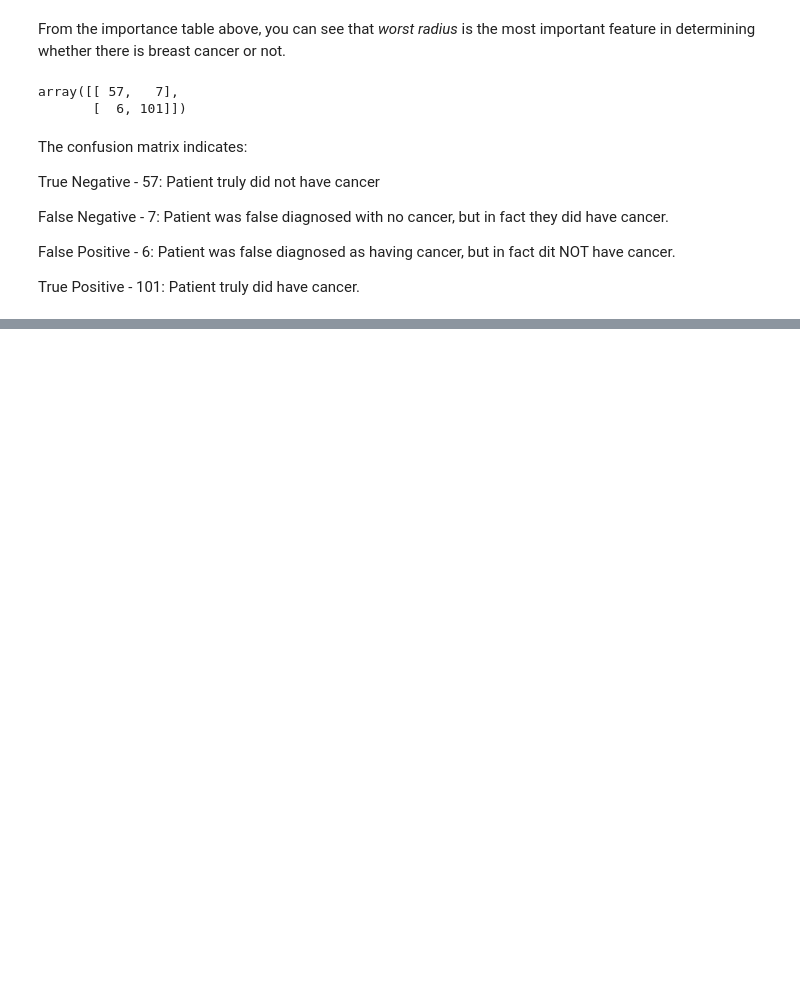
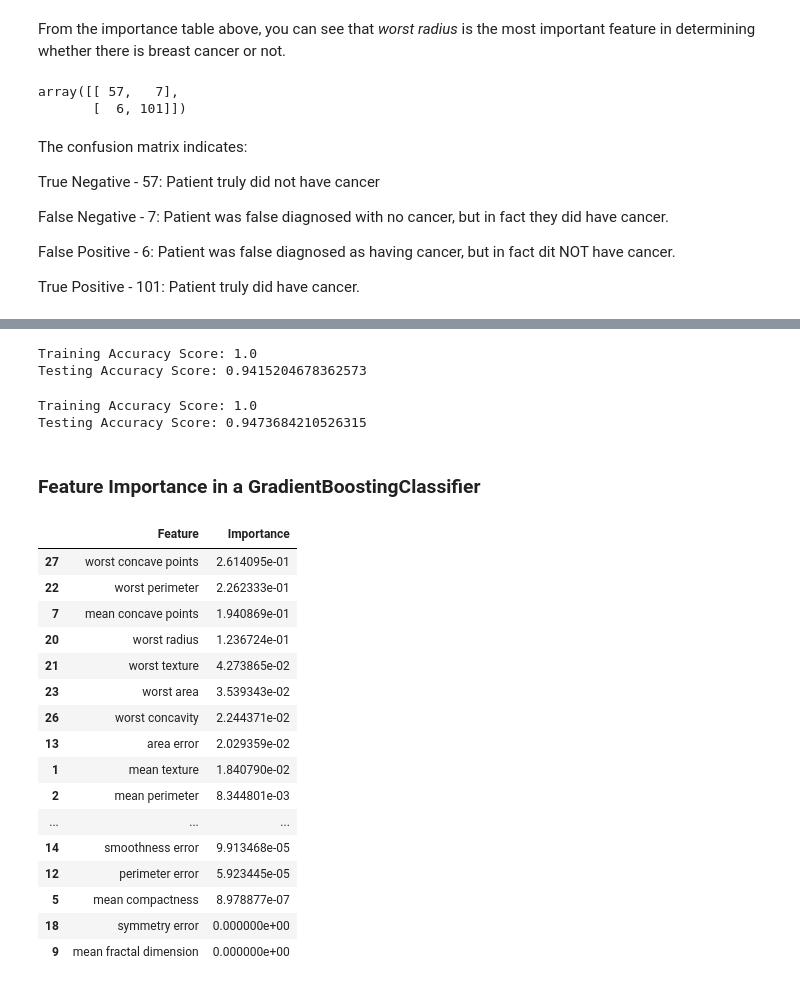
Before and after one commit to youngsoul/jupyterworkspace, a Jupyter notebook: decision-trees-forests/Breast Cancer Decision Tree.ipynb, the cells around one changed output, grey strips where cells are left out. Saved outputs shown, nothing was run; the diff lists cells and outputs as text; code cells hidden in the pictures; blank space fills up the shorter version.

```diff
--- a/decision-trees-forests/Breast Cancer Decision Tree.ipynb
+++ b/decision-trees-forests/Breast Cancer Decision Tree.ipynb
@@ -172,0 +272,4 @@ True Positive - 101: Patient truly did have cancer.
+# %%
+# the provided parameters are the default but shown for clarity
+gradient_clf = GradientBoostingClassifier(n_estimators=100, learning_rate=0.1, max_depth=3, random_state=0)
+gradient_clf.fit(X_train, y_train)
@@ -172,0 +285,41 @@ True Positive - 101: Patient truly did have cancer.
+# %%
+training_score = gradient_clf.score(X_train, y_train)
+testing_score = gradient_clf.score(X_test, y_test)
+print(f"Training Accuracy Score: {training_score}")
+print(f"Testing Accuracy Score: {testing_score}")
+# %% [output]
+Training Accuracy Score: 1.0
+Testing Accuracy Score: 0.9415204678362573
+# %%
+gradient_clf = GradientBoostingClassifier(n_estimators=200, learning_rate=.01, max_depth=3, random_state=0)
+gradient_clf.fit(X_train, y_train)
+training_score = gradient_clf.score(X_train, y_train)
+testing_score = gradient_clf.score(X_test, y_test)
+print(f"Training Accuracy Score: {training_score}")
+print(f"Testing Accuracy Score: {testing_score}")
+# %% [output]
+Training Accuracy Score: 1.0
+Testing Accuracy Score: 0.9473684210526315
+# %% [markdown]
+### Feature Importance in a GradientBoostingClassifier
+# %%
+important_features = pd.DataFrame(list(zip(cancer.feature_names, gradient_clf.feature_importances_)), columns=['Feature', 'Importance']).sort_values('Importance', ascending=False)
+important_features.head(100)
+# %% [output]
+|  | Feature | Importance |
+| 27 | worst concave points | 2.614095e-01 |
+| 22 | worst perimeter | 2.262333e-01 |
+| 7 | mean concave points | 1.940869e-01 |
+| 20 | worst radius | 1.236724e-01 |
+| 21 | worst texture | 4.273865e-02 |
+| 23 | worst area | 3.539343e-02 |
+| 26 | worst concavity | 2.244371e-02 |
+| 13 | area error | 2.029359e-02 |
+| 1 | mean texture | 1.840790e-02 |
+| 2 | mean perimeter | 8.344801e-03 |
+| ... | ... | ... |
+| 14 | smoothness error | 9.913468e-05 |
+| 12 | perimeter error | 5.923445e-05 |
+| 5 | mean compactness | 8.978877e-07 |
+| 18 | symmetry error | 0.000000e+00 |
+| 9 | mean fractal dimension | 0.000000e+00 |
```
Also changed, not shown: parts of 12 cells of this notebook.
